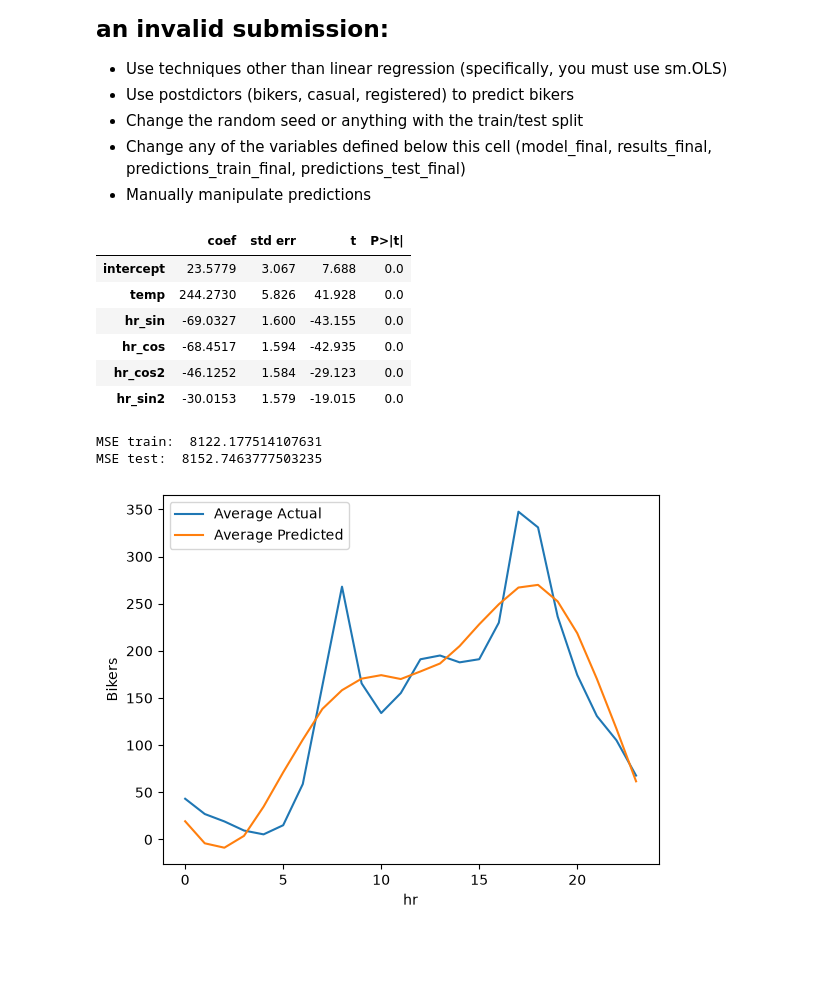
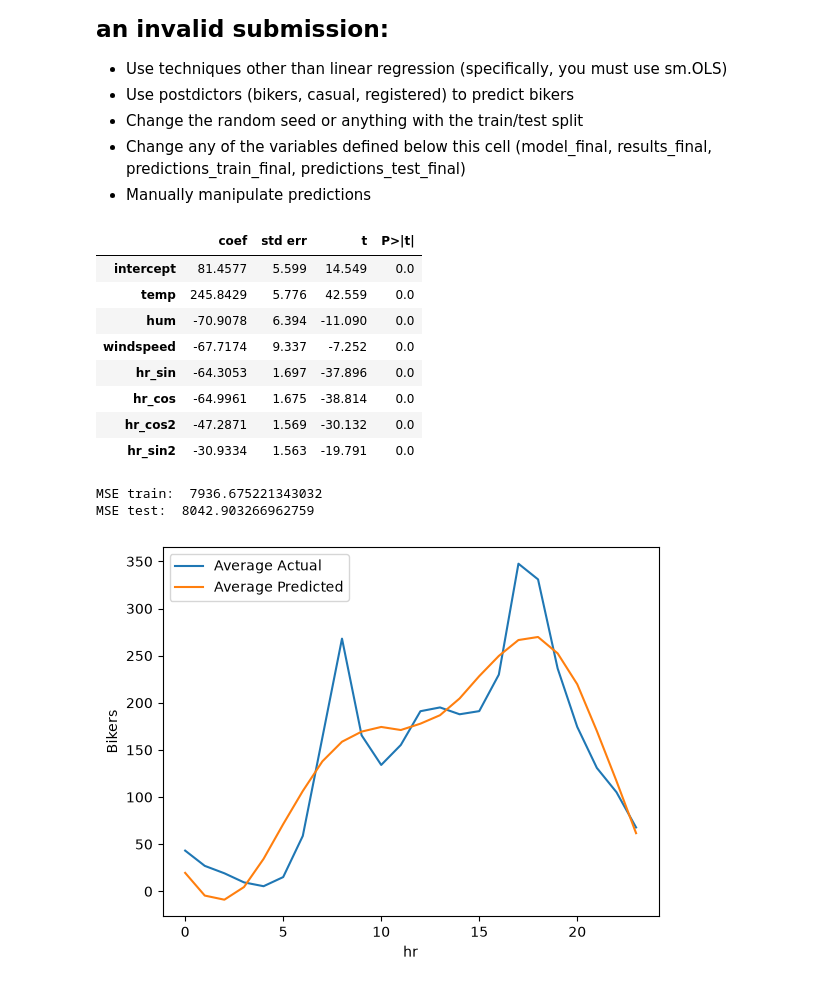
Before and after one commit to Ross-I-Hill/code_2600, a Jupyter notebook: mod05_nonlinear.ipynb, the cells around one changed output. Drawn from its saved outputs; the diff is of its cells as text; code cells hidden in the pictures; blank space fills up the shorter version.

```diff
--- a/mod05_nonlinear.ipynb
+++ b/mod05_nonlinear.ipynb
@@ -378,20 +378,22 @@ X_test['hr_cos2'] = round(np.cos(4*np.pi/24*X_test['hr'].astype('int')),2)
 # %%
 # Build your linear regression model here.
 vars_to_include = [
-    'intercept', 'temp', 'hr_sin', 'hr_cos', 'hr_cos2', 'hr_sin2'
+    'intercept', 'temp', 'hum', 'windspeed', 'hr_sin', 'hr_cos', 'hr_cos2', 'hr_sin2'
 ]
 
 model_final = sm.OLS(y_train, X_train[vars_to_include])
 results_final = model_final.fit()
 summarize(results_final)
 # %% [output]
 |  | coef | std err | t | P>|t| |
-| intercept | 23.5779 | 3.067 | 7.688 | 0.0 |
-| temp | 244.2730 | 5.826 | 41.928 | 0.0 |
-| hr_sin | -69.0327 | 1.600 | -43.155 | 0.0 |
-| hr_cos | -68.4517 | 1.594 | -42.935 | 0.0 |
-| hr_cos2 | -46.1252 | 1.584 | -29.123 | 0.0 |
-| hr_sin2 | -30.0153 | 1.579 | -19.015 | 0.0 |
+| intercept | 81.4577 | 5.599 | 14.549 | 0.0 |
+| temp | 245.8429 | 5.776 | 42.559 | 0.0 |
+| hum | -70.9078 | 6.394 | -11.090 | 0.0 |
+| windspeed | -67.7174 | 9.337 | -7.252 | 0.0 |
+| hr_sin | -64.3053 | 1.697 | -37.896 | 0.0 |
+| hr_cos | -64.9961 | 1.675 | -38.814 | 0.0 |
+| hr_cos2 | -47.2871 | 1.569 | -30.132 | 0.0 |
+| hr_sin2 | -30.9334 | 1.563 | -19.791 | 0.0 |
 # %%
 predictions_train_final = predict(X_train[vars_to_include], results_final)
 print('MSE train: ', mse(y_train, predictions_train_final))
@@ -399,8 +401,8 @@ print('MSE train: ', mse(y_train, predictions_train_final))
 predictions_test_final = predict(X_test[vars_to_include], results_final)
 print('MSE test: ', mse(y_test, predictions_test_final))
 # %% [output]
-MSE train:  8122.177514107631
-MSE test:  8152.7463777503235
+MSE train:  7936.675221343032
+MSE test:  8042.903266962759
 # %%
 plot_avg_actual_vs_predicted_by_feature(X=X_train,
                                         y=y_train,
```
